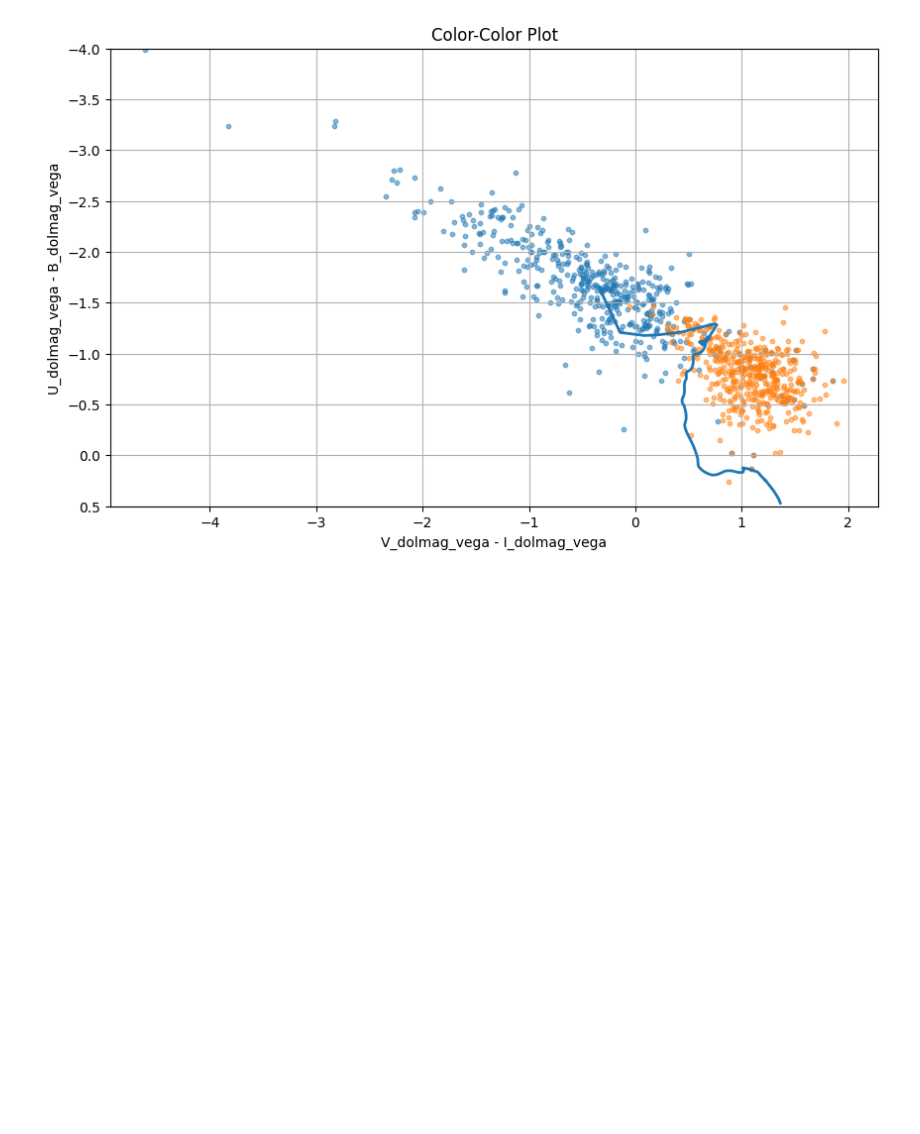
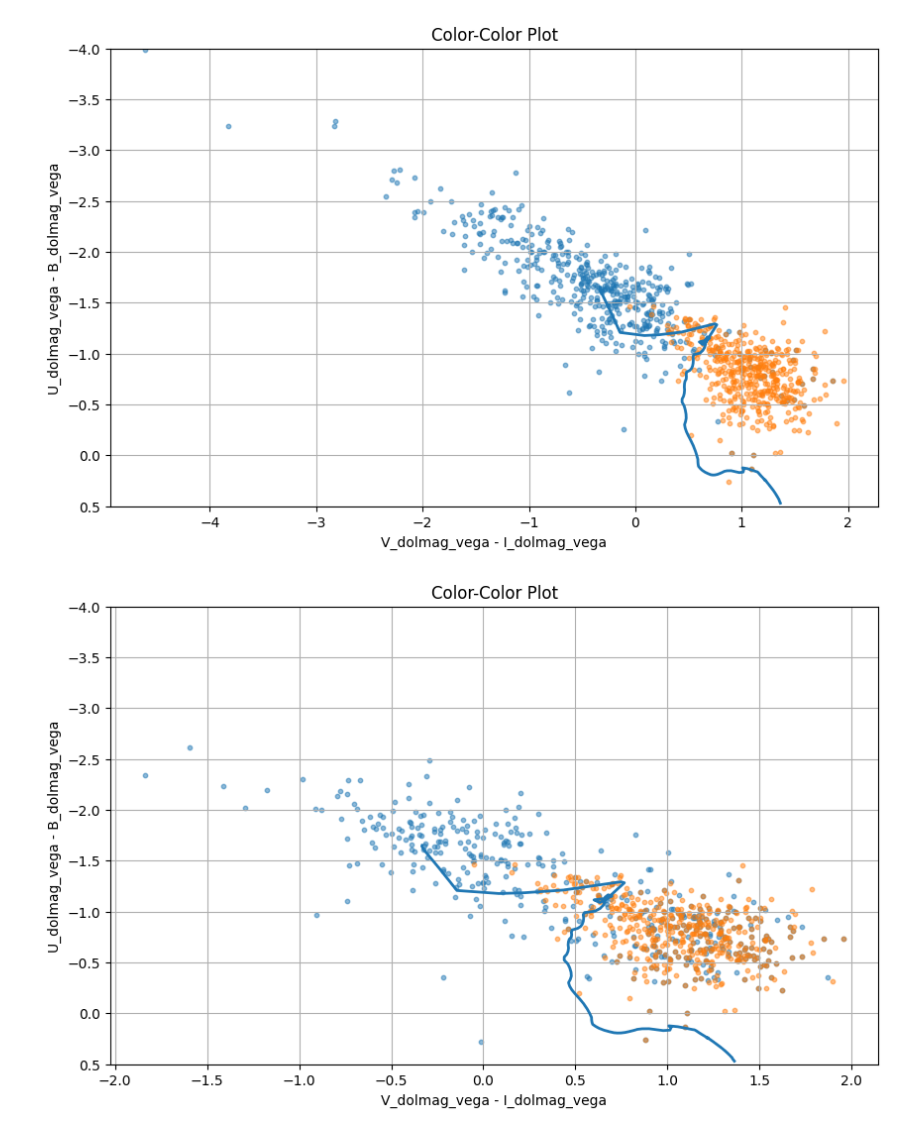
Before and after one commit to kilarson/msa, a Jupyter notebook: msa_cigale.ipynb, the cells around one changed output. Drawn from its saved outputs; the diff is of its cells as text; code cells hidden in the pictures; blank space fills up the shorter version.

```diff
--- a/msa_cigale.ipynb
+++ b/msa_cigale.ipynb
@@ -97,10 +121,9 @@ Drive already mounted at /content/drive; to attempt to forcibly remount, call dr
 # %%
-
-#open data file from Chris
-hdu_list = fits.open(file_path)
-hdu_list.info()
+#Source based extinction correctoin
+hdu_list_source = fits.open(file_path_source)
+hdu_list_source.info()
 # You can access data from specific HDUs like this:
-header = hdu_list[1].header
-data = hdu_list[1].data
-hdu_list.close()
+header_source = hdu_list_source[1].header
+data_source = hdu_list_source[1].data
+hdu_list_source.close()
 # %% [output]
@@ -111,5 +175,7 @@ No.    Name      Ver    Type      Cards   Dimensions   Format
 # %%
-data_tbl = Table(data)
+data_tbl = Table(data_source)
+data_source_df = data_tbl.to_pandas()
+
 print(data_tbl)
 data_tbl.colnames
 # %% [output]
@@ -218,3 +284,24 @@ plt.grid(True)
 plt.show()
 # %% [output]
 [figure]
+# %%
+# Calculate color indices
+v_i_color = data_tbl['V_dolmag_vega_old'] - data_tbl['I_dolmag_vega_old']
+u_b_color = data_tbl['U_dolmag_vega_old'] - data_tbl['B_dolmag_vega_old']
+
+v_i_color_new = data_tbl['V_dolmag_vega'] - data_tbl['I_dolmag_vega']
+u_b_color_new = data_tbl['U_dolmag_vega'] - data_tbl['B_dolmag_vega']
+
+# Create the scatter plot
+plt.figure(figsize=(10, 6))
+plt.scatter(v_i_color_new,u_b_color_new, s=10, alpha=0.5)
+plt.scatter(v_i_color,u_b_color, s=10, alpha=0.5)
+plt.plot(bc03_V_vega-bc03_I_vega,bc03_U_vega-bc03_B_vega,linewidth=2 )
+plt.ylim(0.5,-4)
+plt.ylabel('U_dolmag_vega - B_dolmag_vega')
+plt.xlabel('V_dolmag_vega - I_dolmag_vega')
+plt.title('Color-Color Plot')
+plt.grid(True)
+plt.show()
+# %% [output]
+[figure, added]
```
Also changed, not shown: parts of 12 cells of this notebook.
